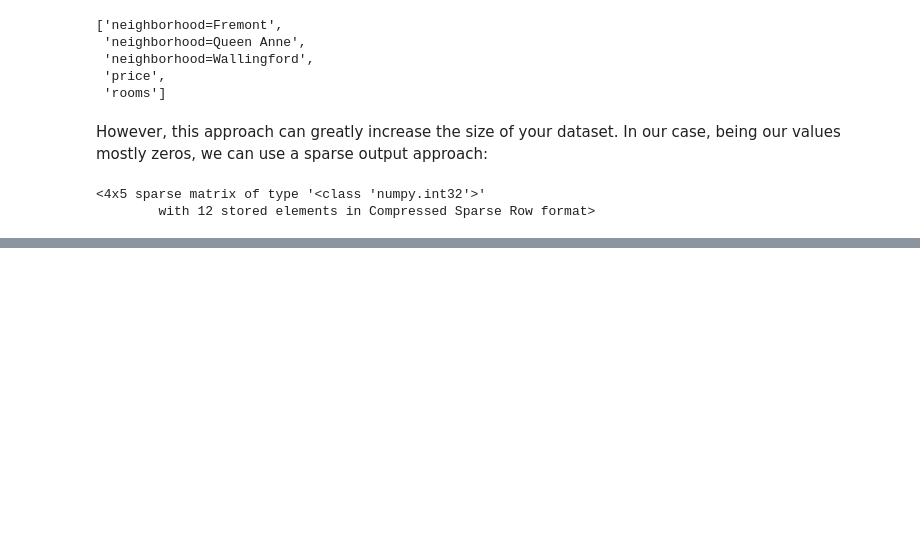
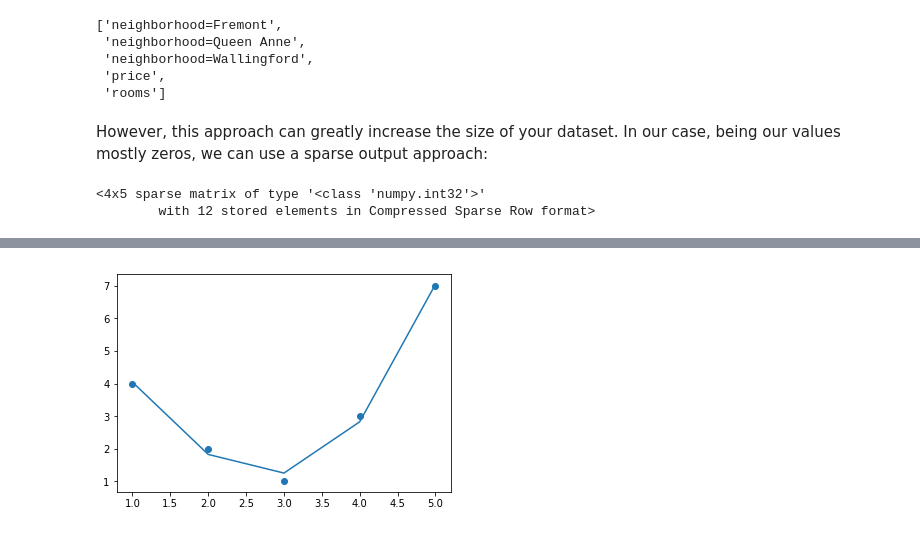
Before and after one commit to GiuseppeBaldini/Python-DS-Handbook, a Jupyter notebook: 5.Machine_Learning/05.04 - Feature Engineering.ipynb, the cells around one changed output, grey strips where cells are left out. Drawn from its saved outputs; the diff is of its cells as text; code cells hidden in the pictures; blank space fills up the shorter version.

```diff
--- a/5.Machine_Learning/05.04 - Feature Engineering.ipynb
+++ b/5.Machine_Learning/05.04 - Feature Engineering.ipynb
@@ -59,0 +144,8 @@ vec.fit_transform(data)
+# %%
+# linear regression part 2? Much better
+model = LinearRegression().fit(X2, y)
+yfit = model.predict(X2)
+plt.scatter(x, y)
+plt.plot(x, yfit);
+# %% [output]
+[figure, added]
```
Also changed, not shown: parts of 22 cells of this notebook.
